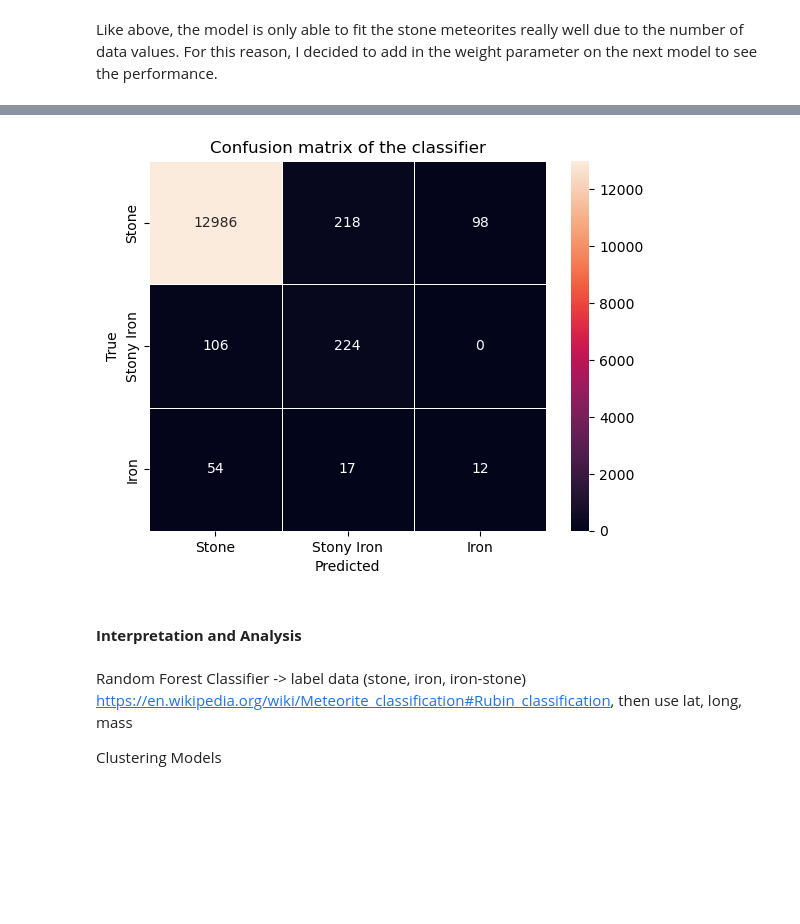
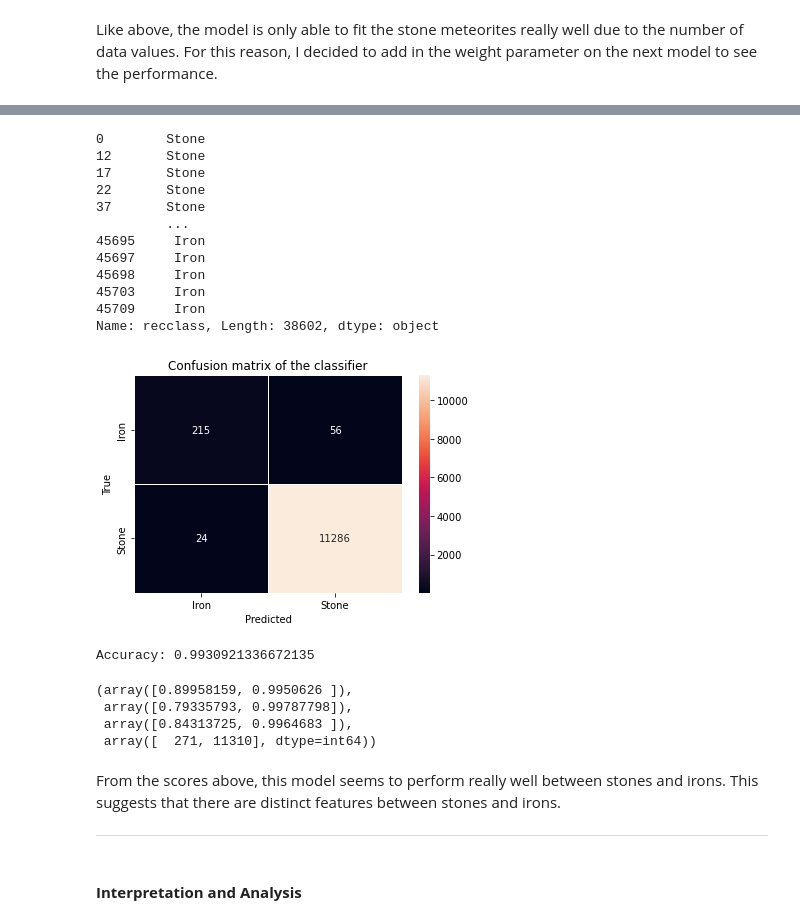
Before and after one commit to peter-parit/Data-Science-Project-on-Meteorites, a Jupyter notebook: Parit Vacharaskunee - Term Project.ipynb, the cells around one changed output, grey strips where cells are left out. Drawn from its saved outputs; the diff is of its cells as text; code cells hidden in the pictures; blank space fills up the shorter version.

```diff
--- a/Parit Vacharaskunee - Term Project.ipynb
+++ b/Parit Vacharaskunee - Term Project.ipynb
@@ -526,0 +503,11 @@ Accuracy: 0.9640539555231499
+# %%
+df4_5 = pd.concat([df_no_outliers[df_no_outliers['recclass'] == 'Stone'], df_no_outliers[df_no_outliers['recclass'] == 'Iron']])
+# %%
+fell4_5 = pd.get_dummies(df4_5['fall']).drop(columns = 'Found')
+
+x4_5 = pd.DataFrame(df4_5['mass (g)'])
+x4_5['reclat'] = df4_5['reclat']
+x4_5['reclong'] = df4_5['reclong']
+x4_5['fell'] = fell4_5
+x4_5['year'] = df4_5['year']
+x4_5
@@ -527,17 +528,50 @@ Accuracy: 0.9640539555231499
+# %%
+y4_5 = df4_5.recclass
+y4_5
+# %% [output]
+0        Stone
+12       Stone
+17       Stone
+22       Stone
+37       Stone
+         ...
+45695     Iron
+45697     Iron
+45698     Iron
+45703     Iron
+45709     Iron
+Name: recclass, Length: 38602, dtype: object
+# %%
+# split train-test
+xtrain4_5, xtest4_5, ytrain4_5, ytest4_5 = train_test_split(x4_5, y4_5, test_size = 0.3, random_state = 100)
+
+# fit model
+rf_model4_5 = RandomForestClassifier(n_estimators=100, class_weight = "balanced")
+_ = rf_model4_5.fit(xtrain4_5, ytrain4_5)
 # %%
-cm5 = confusion_matrix(ytest5, yhat_test5)
+cm4_5 = confusion_matrix(ytest4_5, rf_model4_5.predict(xtest4_5))
 
-labels = ['Stone', 'Stony Iron', 'Iron']
-sns.heatmap(cm5, annot = True, fmt = 'd', linewidths = 0.5, xticklabels = labels, yticklabels = labels)
+labels4_5 = ['Iron', 'Stone']
+sns.heatmap(cm4_5, annot = True, fmt = 'd', linewidths = 0.5, xticklabels = labels4_5, yticklabels = labels4_5)
 plt.title('Confusion matrix of the classifier')
 plt.xlabel('Predicted')
 plt.ylabel('True')
 plt.show()
 # %% [output]
-[figure, old version]
+[figure, new version]
+# %%
+yhat_test4_5 = rf_model4_5.predict(xtest4_5)
+print(f'Accuracy: {accuracy_score(ytest4_5, yhat_test4_5)}')
+precision_recall_fscore_support(ytest4_5, yhat_test4_5)
+# %% [output]
+Accuracy: 0.9930921336672135
+(array([0.89958159, 0.9950626 ]),
+ array([0.79335793, 0.99787798]),
+ array([0.84313725, 0.9964683 ]),
+ array([  271, 11310], dtype=int64))
+# %% [markdown]
+From the scores above, this model seems to perform really well between stones and irons. This suggests that there are distinct features between stones and irons.
+
+------
 # %% [markdown]
 #### **Interpretation and Analysis**
-# %% [markdown]
-Random Forest Classifier -> label data (stone, iron, iron-stone) https://en.wikipedia.org/wiki/Meteorite_classification#Rubin_classification, then use lat, long, mass
-
-Clustering Models
```
Also changed, not shown: parts of 38 cells of this notebook.
